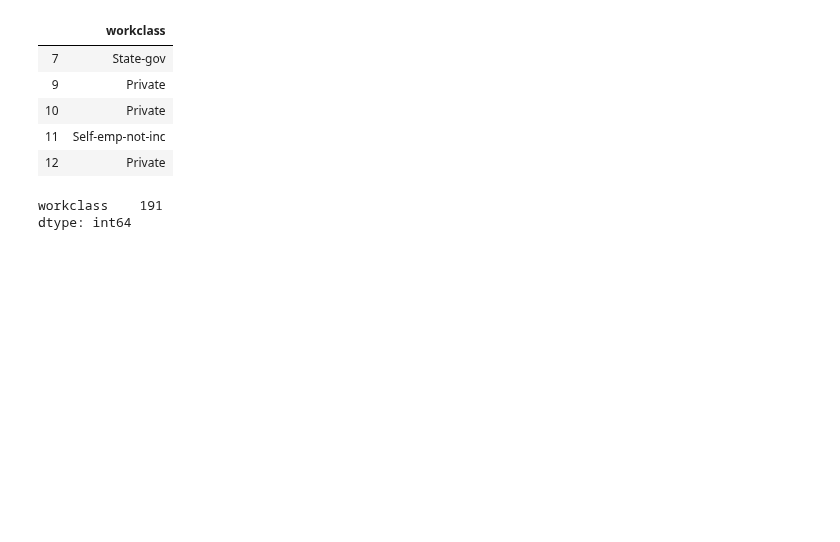
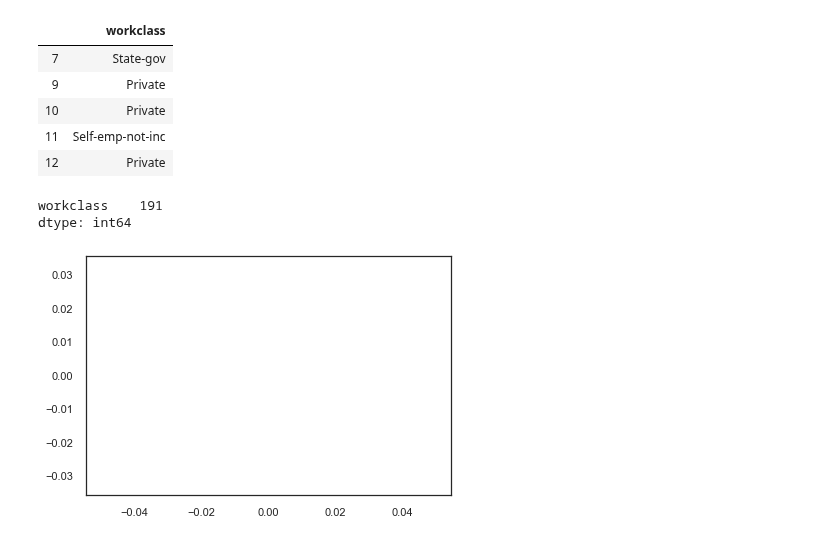
Before and after one commit to J-Joseph524/Finding_Donors, a Jupyter notebook: Final_Notebook.ipynb, the cells around one changed output. Saved outputs shown, nothing was run; the diff lists cells and outputs as text; code cells hidden in the pictures; blank space fills up the shorter version.

Commit message:
Updated Graph

```diff
--- a/Final_Notebook.ipynb
+++ b/Final_Notebook.ipynb
@@ -233,3 +233,8 @@ df.isnull().sum()
 # %% [output]
 workclass    191
 dtype: int64
+# %%
+plt.axis('equal')
+plt.tight_layout()
+# %% [output]
+[figure, added]
```
